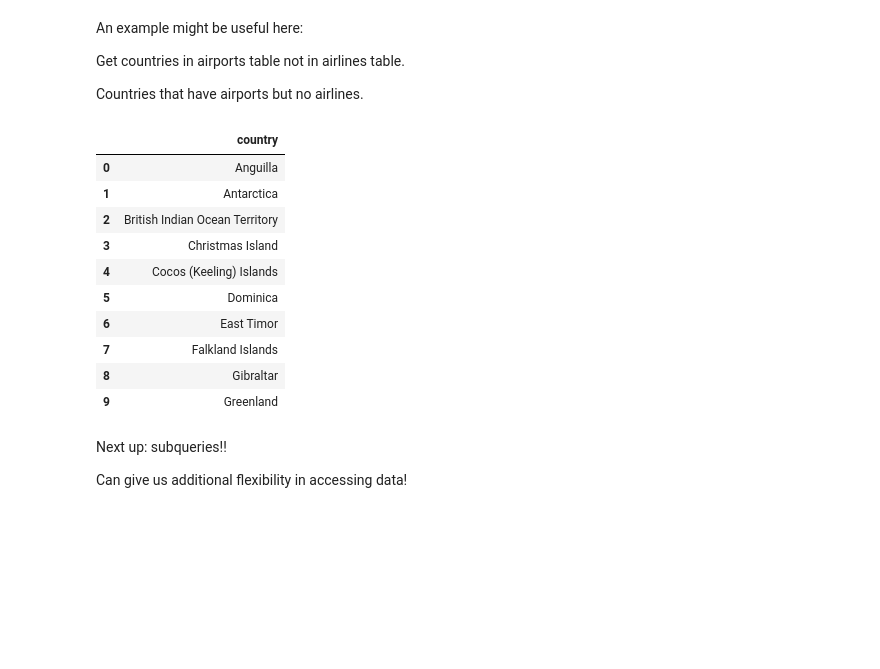
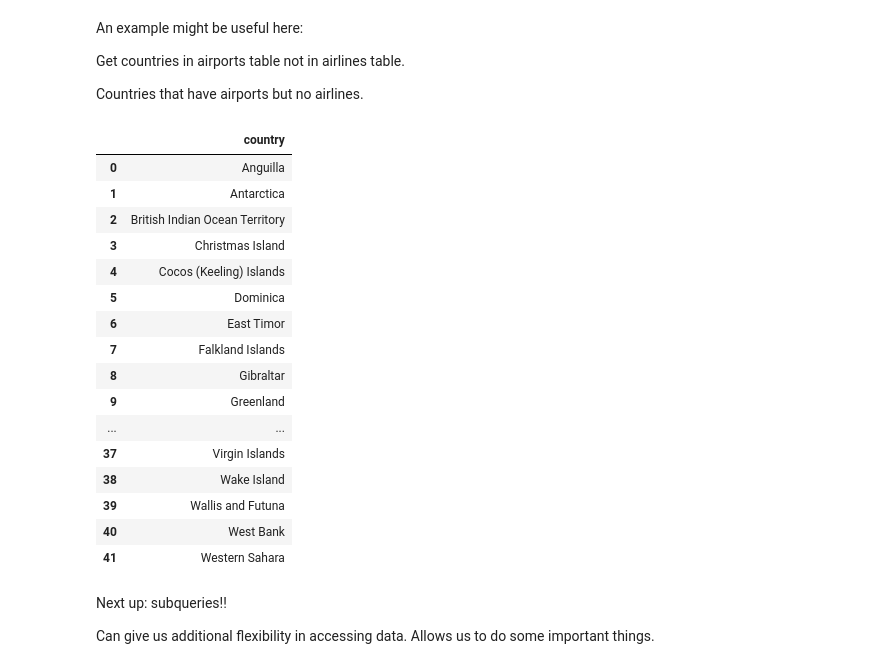
Before and after one commit to williambguo/NYC_DS_082624, a Jupyter notebook: Phase2_SQL/Ph1_T6_2SQLGroupbyJoins.ipynb, the cells around one changed output. Cells and saved outputs as stored; diff of their text form; code cells hidden in the pictures; blank space fills up the shorter version.

```diff
--- a/Phase2_SQL/Ph1_T6_2SQLGroupbyJoins.ipynb
+++ b/Phase2_SQL/Ph1_T6_2SQLGroupbyJoins.ipynb
@@ -539,25 +563,32 @@ Countries that have airports but no airlines.
 # %%
 pd.read_sql('''
     SELECT ap.country
     FROM airports as ap
     EXCEPT
     SELECT al.country
     FROM airlines as al
-    LIMIT 10
+
+
 ''', conn)
 # %% [output]
 |  | country |
 | 0 | Anguilla |
 | 1 | Antarctica |
 | 2 | British Indian Ocean Territory |
 | 3 | Christmas Island |
 | 4 | Cocos (Keeling) Islands |
 | 5 | Dominica |
 | 6 | East Timor |
 | 7 | Falkland Islands |
 | 8 | Gibraltar |
 | 9 | Greenland |
+| ... | ... |
+| 37 | Virgin Islands |
+| 38 | Wake Island |
+| 39 | Wallis and Futuna |
+| 40 | West Bank |
+| 41 | Western Sahara |
 # %% [markdown]
 Next up: subqueries!!
 
-Can give us additional flexibility in accessing data!
+Can give us additional flexibility in accessing data. Allows us to do some important things.
```
Also changed, not shown: parts of 8 cells of this notebook, 1 other file.
